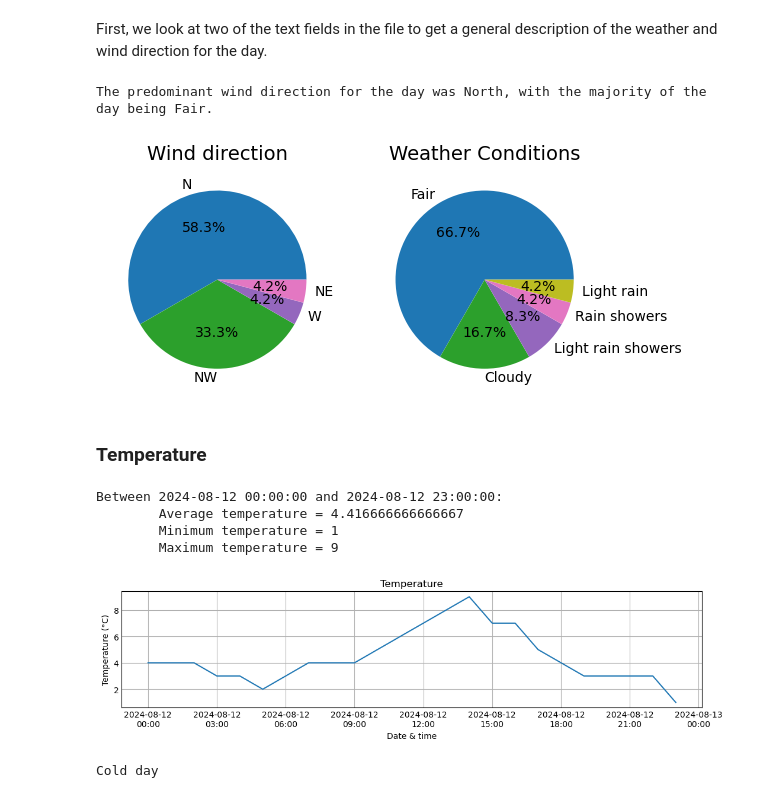
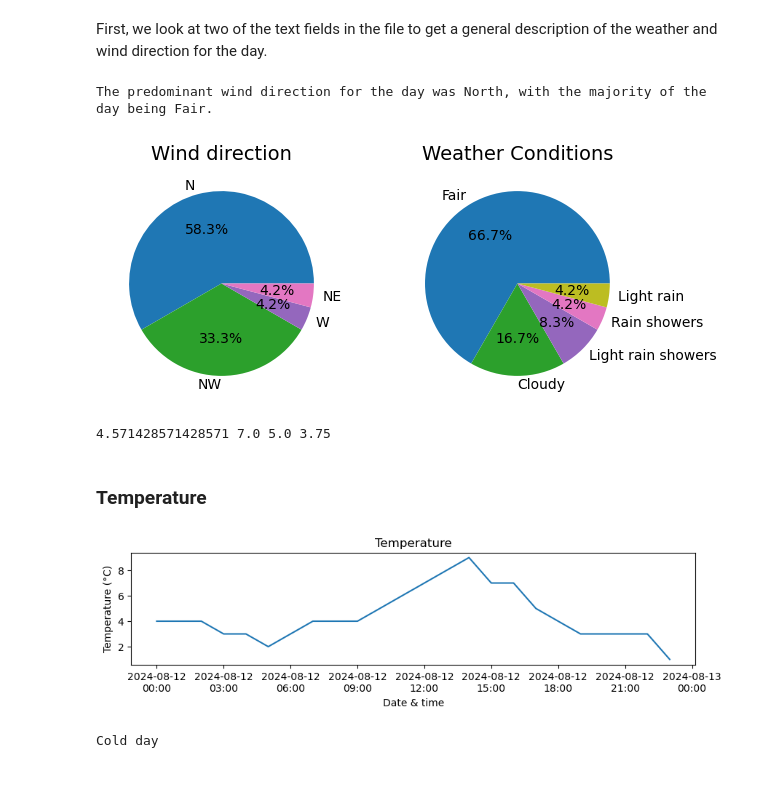
Before and after one commit to Ange-Dvs/computer_infrastructure_assessment, a Jupyter notebook: weather.ipynb, the cells around one changed output. Cells and saved outputs as stored; diff of their text form; code cells hidden in the pictures.

```diff
--- a/weather.ipynb
+++ b/weather.ipynb
@@ -317,7 +260,6 @@ Data type per column:
 df['datetime'] = pd.to_datetime(df['date'].astype(str) + ' ' + df['reportTime'].astype(str)) # merging the date and reportTime columns as strings and converting to a pandas datetime series to enable it to be used as the index for the DataFrame
 
 df.set_index(df['datetime'], inplace=True) # setting the date as the index
-
-df = df.drop((['datetime']),axis =1) # removing the datetime column as the index now contains the pandas datetime series so the extra column is duplicated
+df = df.drop((['datetime', 'date']),axis =1) # removing the datetime column as the index now contains the pandas datetime series so the extra column is duplicated
 #print(df) # print for testing
 # %%
@@ -354,7 +291,7 @@ print(f'The predominant wind direction for the day was {most_common_wind_directi
 # Using the .index assign the labels the values returned from the .value_count() function
 # Adding the percentage per each value in the slice chart
 
-plt.figure(figsize=(5,3)) # setting the figure size to avoid over crowding of the pie charts
+plt.figure(figsize=(7,3)) # setting the figure size to avoid over crowding of the pie charts
 
 plt.subplot(1, 2, 1)
 plt.pie(counted_cardinalWindDirection, labels=counted_cardinalWindDirection.index, autopct='%1.1f%%', colors=colors)
@@ -367,35 +304,34 @@ plt.title('Weather Conditions', x=.5, fontsize=14, ha='center') #setting the tit
 plt.show()
 # %% [output]
 The predominant wind direction for the day was North, with the majority of the day being Fair.
-[figure, old version]
+[figure, new version]
+# %%
+# Calculate the average temperature where condition is 'fair'
+average_temp_north = df[df['cardinalWindDirection'] == 'N']['temperature'].mean()
+average_temp_north_east = df[df['cardinalWindDirection'] == 'NE']['temperature'].mean()
+average_temp_west = df[df['cardinalWindDirection'] == 'W']['temperature'].mean()
+average_temp_north_west = df[df['cardinalWindDirection'] == 'NW']['temperature'].mean()
+
+print(average_temp_north, average_temp_north_east, average_temp_west, average_temp_north_west)
+# %% [output]
+4.571428571428571 7.0 5.0 3.75
 # %% [markdown]
 ### Temperature
 # %%
 # plotting the temperature
 plt.figure(figsize=(10,2))
 sns.lineplot(data=df, x=df.index, y='temperature')
 
 # formating x-axis dates to avoid labels on x-axis being cut off or shortened
 plt.gca().xaxis.set_major_formatter(mdates.DateFormatter('%Y-%m-%d\n%H:%M'))
 
 plt.xlabel('Date & time')
 plt.ylabel('Temperature (°C)')
 plt.title('Temperature')
 
-mean_temp= df['temperature'].mean()
-#print(mean_temp)
-min_temp = df['temperature'].min()
-max_temp = df['temperature'].max()
-
-print(f'Between {df.index[0]} and {df.index[-1]}:\n\tAverage temperature = {mean_temp}\n\tMinimum temperature = {min_temp}\n\tMaximum temperature = {max_temp}')
-
 plt.show()
 # %% [output]
-Between 2024-08-12 00:00:00 and 2024-08-12 23:00:00:
-        Average temperature = 4.416666666666667
-        Minimum temperature = 1
-        Maximum temperature = 9
-[figure, old version]
+[figure, new version]
 # %%
 temp_category_for_day = classifying_temperature(df)
 print(temp_category_for_day)
```
Also changed, not shown: parts of 17 cells of this notebook, 3 other files.
